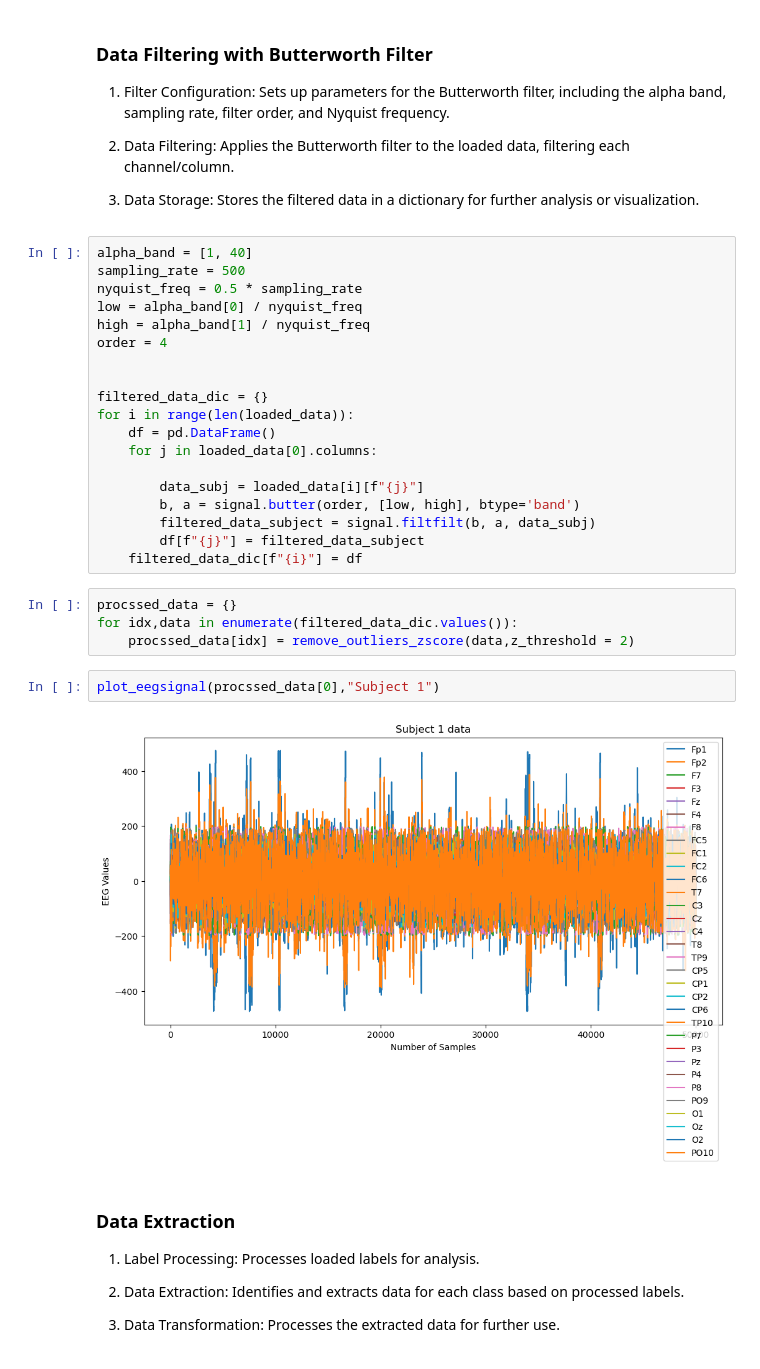
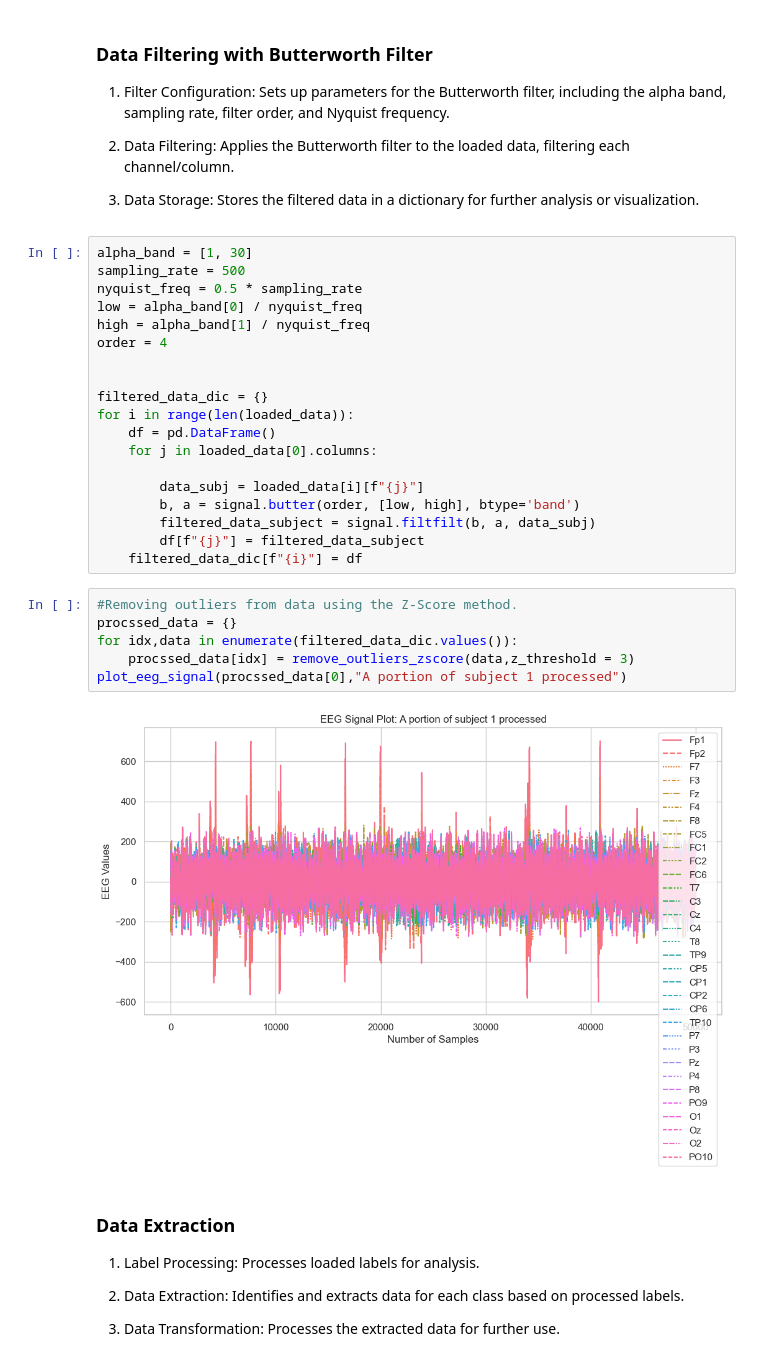
Before and after one commit to AmirMohammadiKarbalaei/Kaggle-Grasp-and-Lift-EEG-Detection, a Jupyter notebook: notebooks/eeg_signals_analysis.ipynb, the cells around one changed output. Saved outputs shown, nothing was run; the diff lists cells and outputs as text.

```diff
--- a/notebooks/eeg_signals_analysis.ipynb
+++ b/notebooks/eeg_signals_analysis.ipynb
@@ -50,7 +60,7 @@ plt.show()
 
 3. Data Storage: Stores the filtered data in a dictionary for further analysis or visualization.
 # %%
-alpha_band = [1, 40]
+alpha_band = [1, 30]
 sampling_rate = 500
 nyquist_freq = 0.5 * sampling_rate
 low = alpha_band[0] / nyquist_freq
@@ -69,13 +79,13 @@ for i in range(len(loaded_data)):
         df[f"{j}"] = filtered_data_subject
     filtered_data_dic[f"{i}"] = df
 # %%
+#Removing outliers from data using the Z-Score method.
 procssed_data = {}
 for idx,data in enumerate(filtered_data_dic.values()):
-    procssed_data[idx] = remove_outliers_zscore(data,z_threshold = 2)
+    procssed_data[idx] = remove_outliers_zscore(data,z_threshold = 3)
+plot_eeg_signal(procssed_data[0],"A portion of subject 1 processed")
+# %% [output]
+[figure, added]
-# %%
-plot_eegsignal(procssed_data[0],"Subject 1")
-# %% [output]
-[figure, removed]
 # %% [markdown]
 ### Data Extraction
 
```
Also changed, not shown: parts of 14 cells of this notebook.
